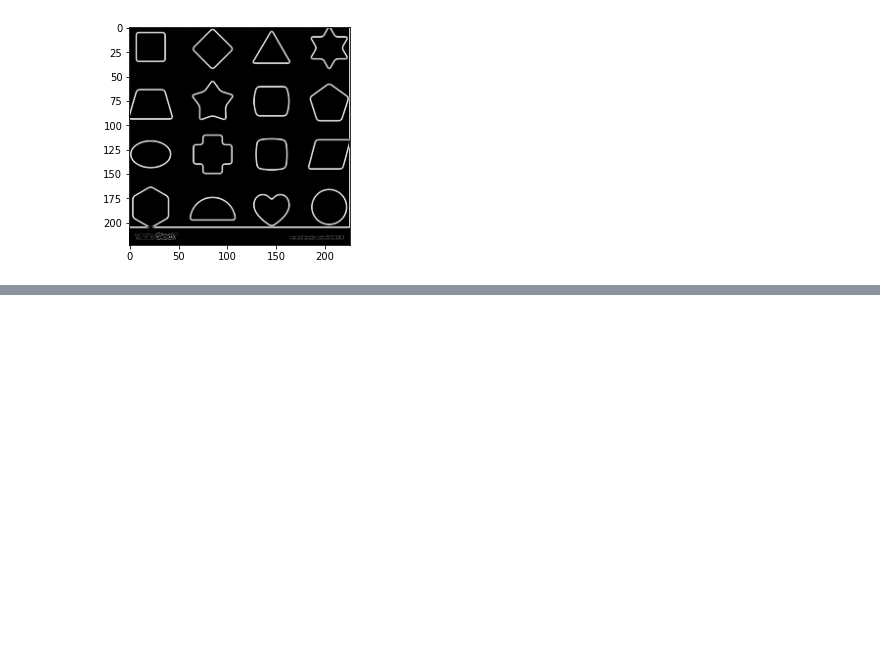
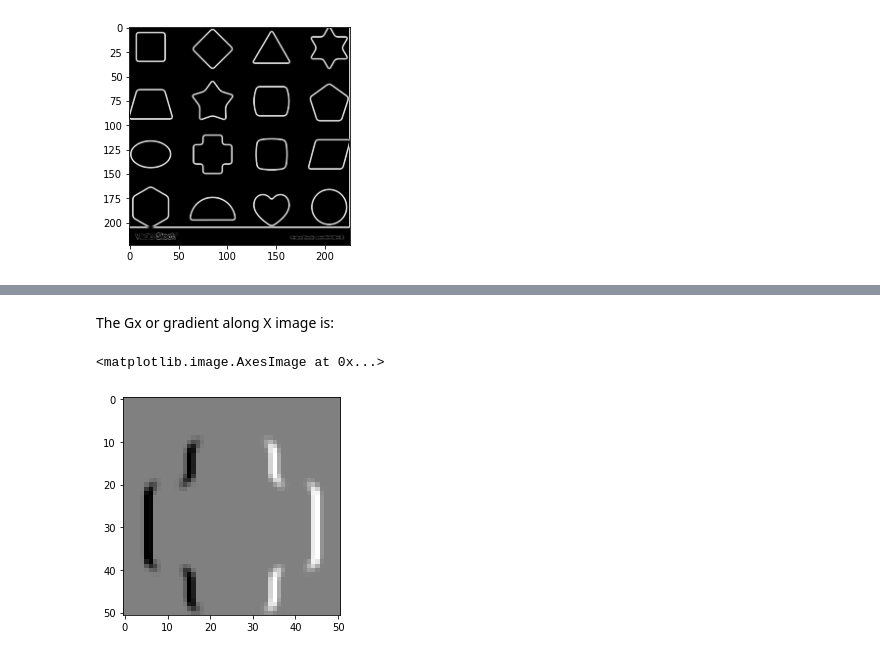
Before and after one commit to Nikj16/Introduction-to-computer-vision, a Jupyter notebook: Notebooks/L5-Edge Detection.ipynb, the cells around one changed output, grey strips where cells are left out. Drawn from its saved outputs; the diff is of its cells as text; code cells hidden in the pictures; blank space fills up the shorter version.

```diff
--- a/Notebooks/2A-L5-Edge Detection.ipynb
+++ b/Notebooks/L5-Edge Detection.ipynb
@@ -15,12 +24,12 @@ plt.imshow(shapes)
 # %%
-horizontal_sobel = np.zeros((3,3))
-horizontal_sobel[1,0] = -2
-horizontal_sobel[0,0] = -1
-horizontal_sobel[2,0] = -1
-horizontal_sobel[0,2] = 1
-horizontal_sobel[2,2] = 1
-horizontal_sobel[1,2] = 2
-print(horizontal_sobel)
+vertical_sobel = np.zeros((3,3))
+vertical_sobel[1,0] = -2
+vertical_sobel[0,0] = -1
+vertical_sobel[2,0] = -1
+vertical_sobel[0,2] = 1
+vertical_sobel[2,2] = 1
+vertical_sobel[1,2] = 2
+print(vertical_sobel)
 # %% [output]
 [[-1.  0.  1.]
  [-2.  0.  2.]
@@ -27,0 +40,3 @@ print(horizontal_sobel)
+# %%
+Gradient_X = correlate_kernel(shapes,vertical_sobel/8)
+plt.imshow(Gradient_X)
@@ -56,0 +86,7 @@ plt.imshow(full_sobel)
+# %% [markdown]
+The Gx or gradient along X image is:
+# %%
+plt.imshow(Gradient_X[100:151,60:111])
+# %% [output]
+<matplotlib.image.AxesImage at 0x...>
+[figure, added]
```
Also changed, not shown: parts of 27 cells of this notebook, 2 other files.
